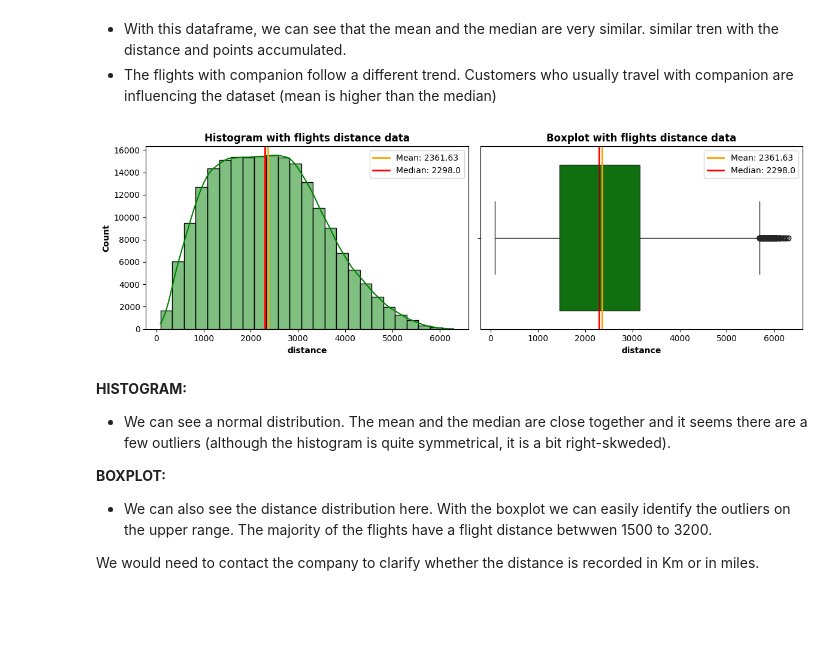
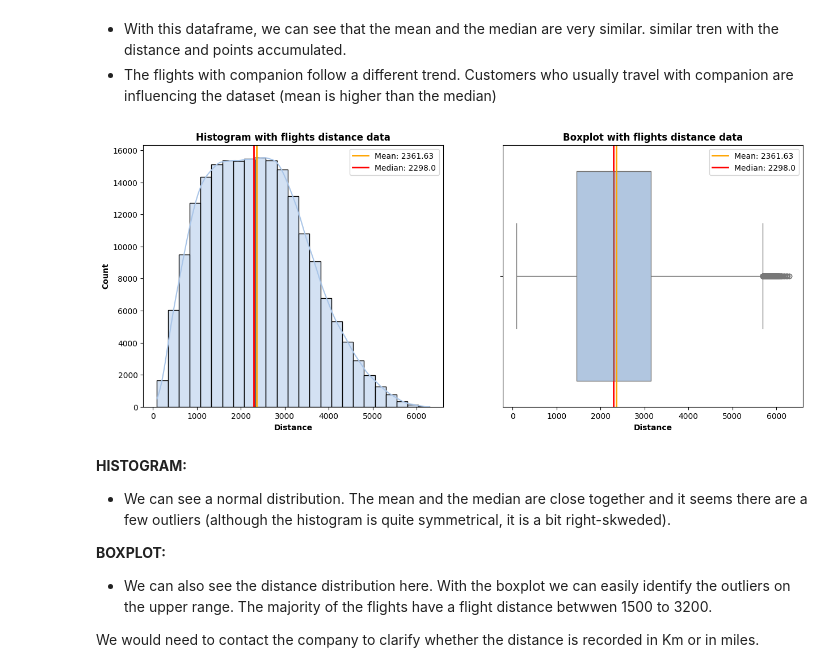
Before and after one commit to Adalab/bda-modulo-3-evaluacion-final-eva5ferrer, a Jupyter notebook: phase-2-statistical-analysis.ipynb, the cells around one changed output. Saved outputs shown, nothing was run; the diff lists cells and outputs as text; code cells hidden in the pictures; blank space fills up the shorter version.

Commit message:
minimal changes on axes labels and graph colors

```diff
--- a/phase-2-statistical-analysis.ipynb
+++ b/phase-2-statistical-analysis.ipynb
@@ -162,26 +162,27 @@ median_distance = round(df_flights_booked["distance"].median(),2)
 # %%
 # Let's visualize the distance mean and median with an histogram and a boxplot below:
 
-fig, axes = plt.subplots(nrows=1, ncols=2, figsize=(12, 4))
+fig, axes = plt.subplots(nrows=1, ncols=2, figsize=(15, 6))
 # Histogram
-sns.histplot(data=df_flights_booked, x= "distance", bins=25, color ="green",ax=axes[0],kde=True)
+sns.histplot(data=df_flights_booked, x= "distance", bins=25, color ="#A9C5E8",ax=axes[0],kde=True)
 axes[0].axvline(mean_distance, color = "orange", linestyle = "-", linewidth = 2, label = f"Mean: {mean_distance}")
 axes[0].axvline(median_distance, color = "red", linestyle = "-", linewidth = 2, label = f"Median: {median_distance}")
 axes[0].legend()
+axes[0].set_xlabel("Distance")
 axes[0].set_title("Histogram with flights distance data")
 
 # Boxplot
-sns.boxplot(data=df_flights_booked, x= "distance", color ="green",ax=axes[1])
+sns.boxplot(data=df_flights_booked, x= "distance", color ="#A9C5E8",ax=axes[1])
 axes[1].axvline(mean_distance, color = "orange", linestyle = "-", linewidth = 2, label = f"Mean: {mean_distance}")
 axes[1].axvline(median_distance, color = "red", linestyle = "-", linewidth = 2, label = f"Median: {median_distance}")
-axes[1].set_title("Boxplot with flights distance data");
+axes[1].set_title("Boxplot with flights distance data")
+axes[1].set_xlabel("Distance")
 axes[1].legend()
 plt.rcParams['axes.titleweight'] = 'bold'
 plt.rcParams['axes.labelweight'] = 'bold'
-plt.tight_layout()
 plt.show();
 # %% [output]
-[figure, old version]
+[figure, new version]
 # %% [markdown]
 **HISTOGRAM:**
 - We can see a normal distribution. The mean and the median are close together and it seems there are a few outliers (although the histogram is quite symmetrical, it is a bit right-skweded).
```
Also changed, not shown: parts of 9 cells of this notebook, 6 other files.
